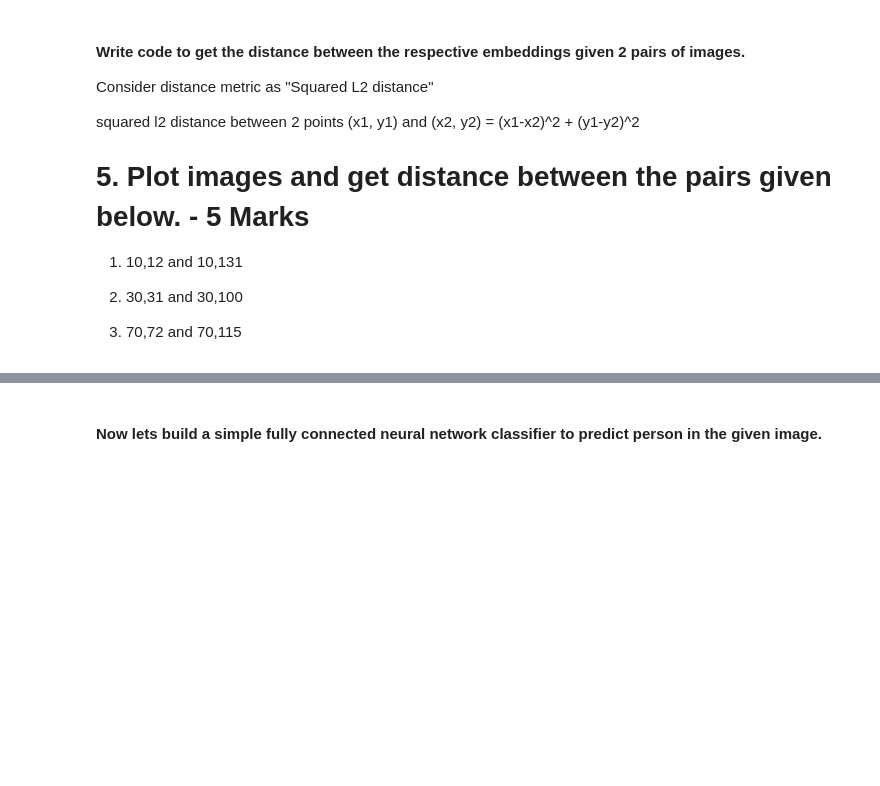
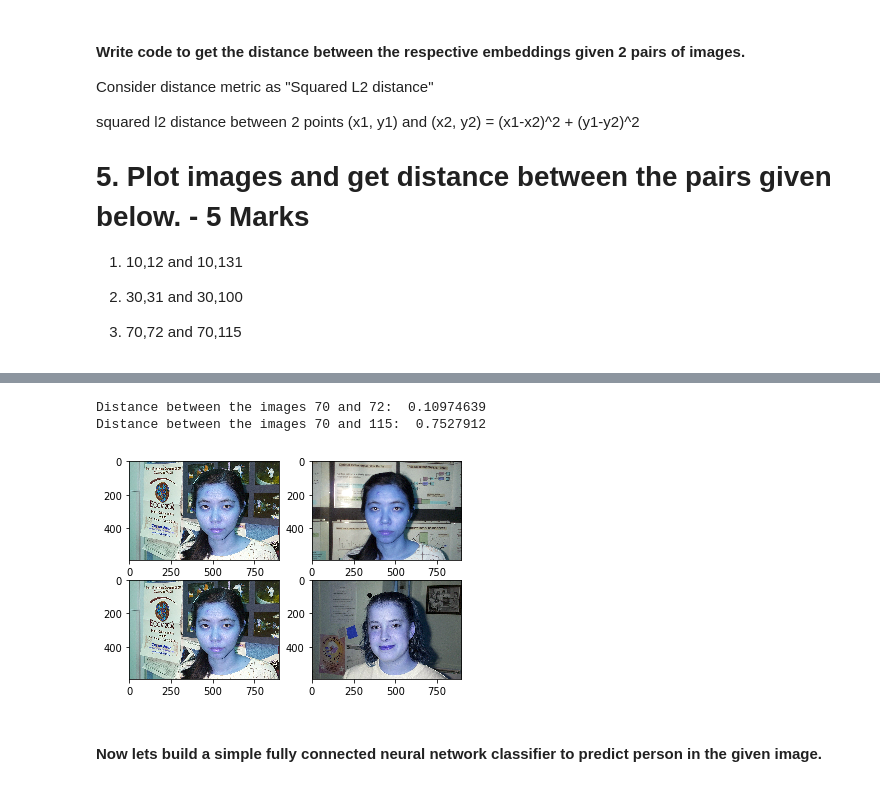
Before and after one commit to khimy/chennai-aug-batch-GangaraniRajendran, a Jupyter notebook: Residency 10/ComputerVision/FACE_RECOGNITION_Questions.ipynb, the cells around one changed output, grey strips where cells are left out. Cells and saved outputs as stored; diff of their text form; code cells hidden in the pictures; blank space fills up the shorter version.

```diff
--- a/Residency 10/ComputerVision/FACE_RECOGNITION_Questions.ipynb
+++ b/Residency 10/ComputerVision/FACE_RECOGNITION_Questions.ipynb
@@ -332,3 +518,10 @@ squared l2 distance between 2 points (x1, y1) and (x2, y2) = (x1-x2)^2 + (y1-y2)
+# %%
+#Second Pair
+Plot_getDistance(70,72,115)
+# %% [output]
+Distance between the images 70 and 72:  0.10974639
+Distance between the images 70 and 115:  0.7527912
+[figure, added]
 # %% [markdown]
 #### Now lets build a simple fully connected neural network classifier to predict person in the given image.
 # %% [markdown]
```
Also changed, not shown: parts of 28 cells of this notebook.
